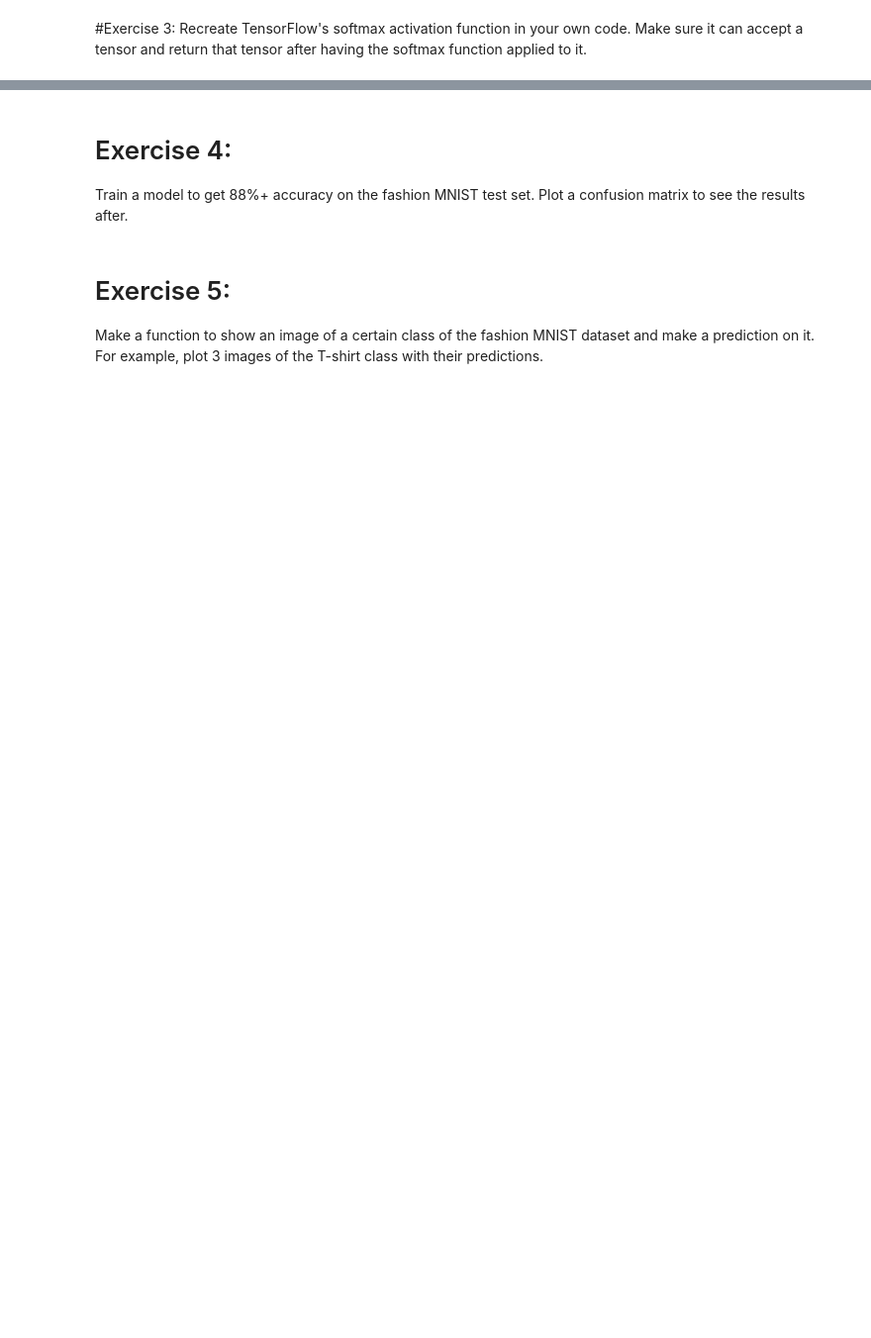
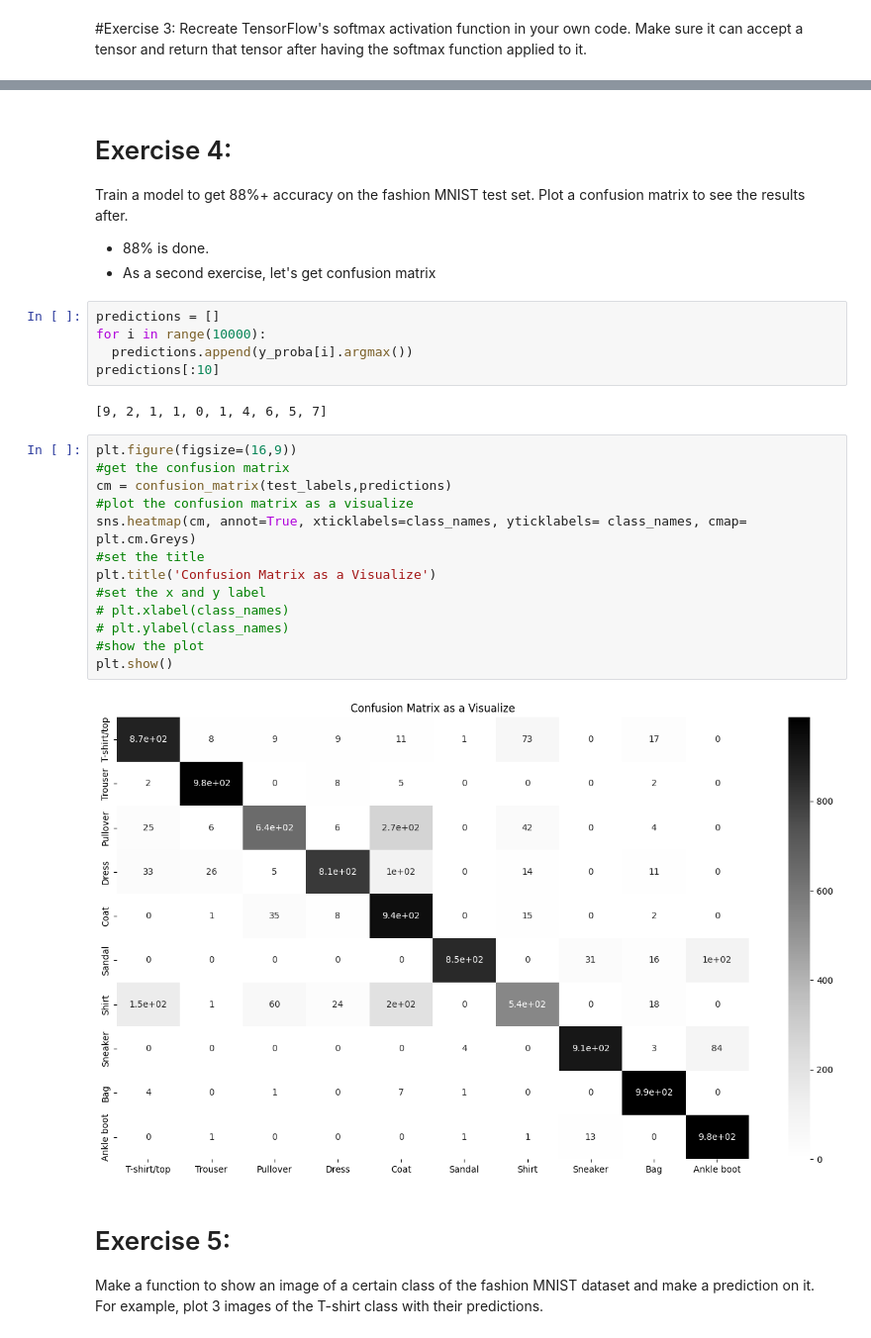
Before and after one commit to hasanzeynal/TensorFlow-Developer-Certificate, a Jupyter notebook: Exercises/02_neural_network_classification_in_tensorflow.ipynb, the cells around one changed output, grey strips where cells are left out. Shown at 99% size. Cells and saved outputs as stored; diff of their text form; blank space fills up the shorter version.

Commit message:
Adding Multiclass Exercises Solutions

```diff
--- a/Exercises/02_neural_network_classification_in_tensorflow.ipynb
+++ b/Exercises/02_neural_network_classification_in_tensorflow.ipynb
@@ -267,6 +276,30 @@ Recreate TensorFlow's softmax activation function in your own code. Make sure it
 # %% [markdown]
 # Exercise 4:
 Train a model to get 88%+ accuracy on the fashion MNIST test set. Plot a confusion matrix to see the results after.
+* 88% is done.
+* As a second exercise, let's get confusion matrix
+# %%
+predictions = []
+for i in range(10000):
+  predictions.append(y_proba[i].argmax())
+predictions[:10]
+# %% [output]
+[9, 2, 1, 1, 0, 1, 4, 6, 5, 7]
+# %%
+plt.figure(figsize=(16,9))
+#get the confusion matrix
+cm = confusion_matrix(test_labels,predictions)
+#plot the confusion matrix as a visualize
+sns.heatmap(cm, annot=True, xticklabels=class_names, yticklabels= class_names, cmap= plt.cm.Greys)
+#set the title
+plt.title('Confusion Matrix as a Visualize')
+#set the x and y label
+# plt.xlabel(class_names)
+# plt.ylabel(class_names)
+#show the plot
+plt.show()
+# %% [output]
+[figure, added]
 # %% [markdown]
 # Exercise 5:
  Make a function to show an image of a certain class of the fashion MNIST dataset and make a prediction on it. For example, plot 3 images of the T-shirt class with their predictions.
```
Also changed, not shown: parts of 20 cells of this notebook.
